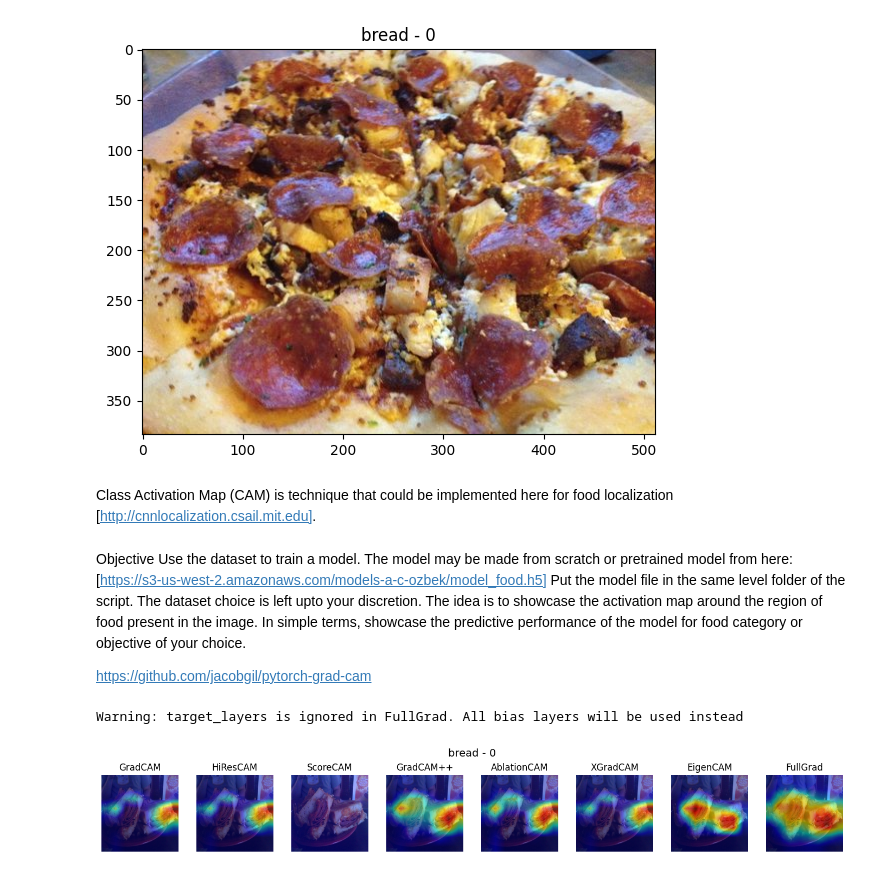
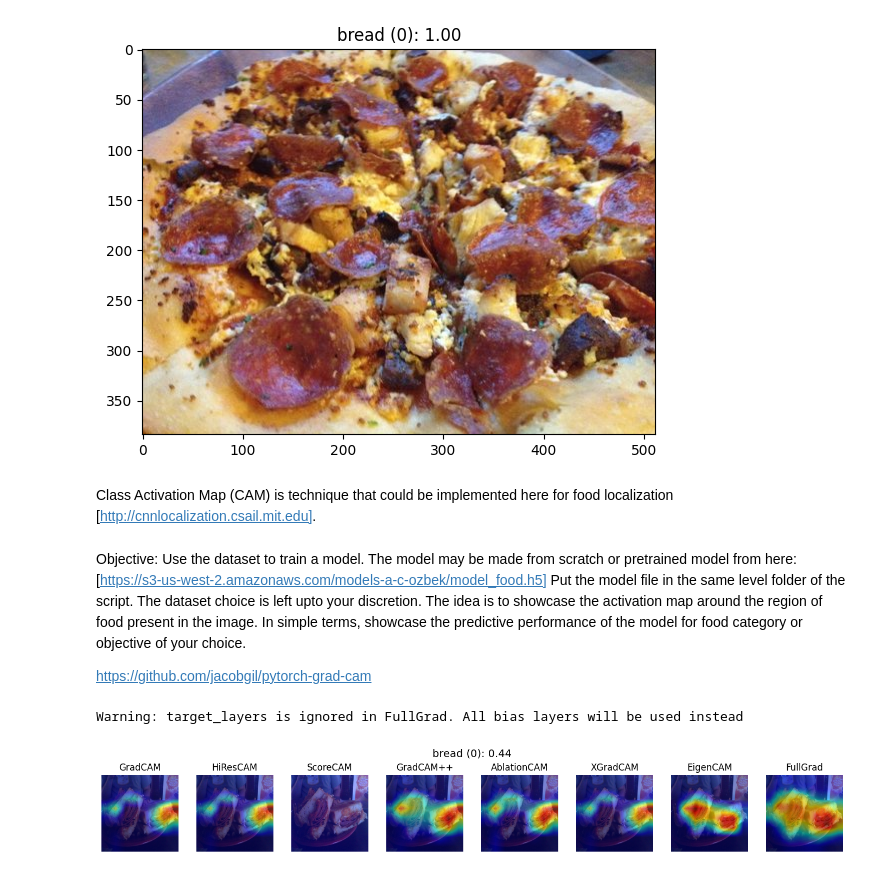
Before and after one commit to nik-shvetsov/INF-8605_task5, a Jupyter notebook: explainer.ipynb, the cells around one changed output. Saved outputs shown, nothing was run; the diff lists cells and outputs as text; code cells hidden in the pictures.

Commit message:
Add model prediction score probability

```diff
--- a/explainer.ipynb
+++ b/explainer.ipynb
@@ -38,12 +38,12 @@ tensor[1, 11] x∈[-4.041, -0.089] μ=-2.042 σ=1.420 grad AddmmBackward0 cuda:0
 # %%
-img = Image.open(dataset.imgs[200])
-mh.predict(img, show_results=True, label_dict=dataset.idx_to_class)
+# Example from dataset
+mh.predict(Image.open(dataset.imgs[200]), show_results=True, label_dict=dataset.idx_to_class)
 # %% [output]
-[figure, old version]
+[figure, new version]
 # %% [markdown]
 Class Activation Map (CAM) is technique that could be implemented here for food localization [http://cnnlocalization.csail.mit.edu].
 # %% [markdown]
-Objective
+Objective:
 Use the dataset to train a model. The model may be made from scratch or pretrained model from here: [https://s3-us-west-2.amazonaws.com/models-a-c-ozbek/model_food.h5] Put the model file in the same level folder of the script. The dataset choice is left upto your discretion. The idea is to showcase the activation map around the region of food present in the image. In simple terms, showcase the predictive performance of the model for food category or objective of your choice.
 
 https://github.com/jacobgil/pytorch-grad-cam
@@ -86,7 +87,8 @@ for method in methods:
     cam_imgs.append((visualization, f"{str(method['method_str'])}"))
 
 fig, axs = plt.subplots(1, 8, figsize=(14, 2), constrained_layout=True)
-fig.suptitle(f'{data_label_text} - {data_label}', fontsize=14)
+# fig.suptitle(f'{data_label_text} ({data_label})', fontsize=14)
+fig.suptitle(f'{dataset.idx_to_class[pred]} ({pred}): {prob:.2f}', fontsize=14)
 
 for i, (img, title) in enumerate(cam_imgs):
     axs[i].imshow(img)
@@ -95,4 +97,4 @@ for i, (img, title) in enumerate(cam_imgs):
 plt.show()
 # %% [output]
 Warning: target_layers is ignored in FullGrad. All bias layers will be used instead
-[figure, old version]
+[figure, new version]
```
Also changed, not shown: parts of 2 cells of this notebook, 1 other file.
